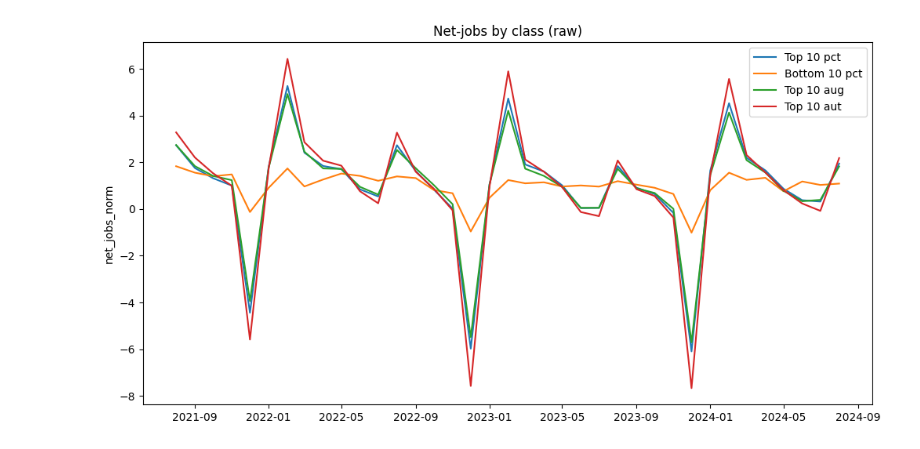
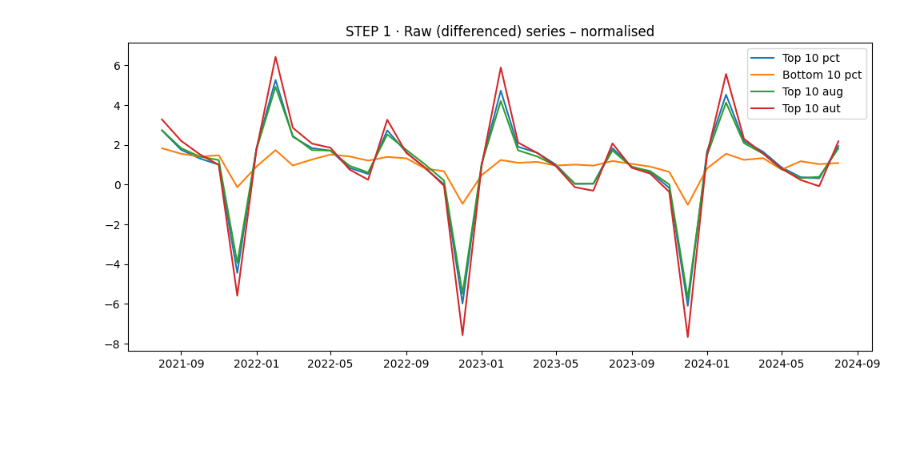
Before and after one commit to vitorgtomaz/caged_onet_anthropic, a Jupyter notebook: analysis.ipynb, the cells around one changed output. Cells and saved outputs as stored; diff of their text form; code cells hidden in the pictures; blank space fills up the shorter version.

Commit message:
Starting to work on the revision

```diff
--- a/analysis.ipynb
+++ b/analysis.ipynb
@@ -8,35 +8,27 @@ from statsmodels.tsa.ar_model import AutoReg
 import statsmodels.api as sm
 # %%
-
-# ---------- parameters --------------------------------------------------
-CLASSES   = ["Top 10 pct", "Bottom 10 pct", "Top 10 aug", "Top 10 aut"]
-PERIOD    = 12                                    # monthly seasonality
-SEASON_T0 = "2021-08-01"                          # STL window start
-SEASON_T1 = "2024-08-31"                          # STL window end
-RAW_COL   = "net_jobs"
-NORM_COL  = "net_jobs_norm"
+CLASSES = ["Top 10 pct", "Bottom 10 pct", "Top 10 aug", "Top 10 aut"]
+SEAS_START, SEAS_END = "2021-08-01", "2024-08-31"
+PERIOD = 12     # monthly data
 # %%
-
-# ---------- load / prepare ---------------------------------------------
-df = pd.read_csv("data/output/time_series.csv")     # your original dataframe
-df = df[df["date"] >= SEASON_T0]                 # keep post-Aug-2021
+# ───── 1. basic plot (raw, already differenced) ─────────────────────────
+df = pd.read_csv("data/output/time_series.csv")
+df = df[df["date"] >= SEAS_START].copy()
 df["date"] = pd.to_datetime(df["date"])
 df.sort_values("date", inplace=True)
-
-# normalise: divide by each class mean
-df[NORM_COL] = df[RAW_COL] / df.groupby("class")[RAW_COL].transform("mean")
 # %%
 
 # ────────────────────────────────────────────────────────────────────────
 # 1. BASIC PLOT  ▸  raw (normalised) series
 # ────────────────────────────────────────────────────────────────────────
-plt.figure(figsize=(12, 6))
-for cls in CLASSES:
-    subset = df[df["class"] == cls]
-    plt.plot(subset["date"], subset[NORM_COL], label=cls)
-plt.title("Net-jobs by class (raw)")
-plt.ylabel(NORM_COL)
+df["net_jobs_norm"] = df["net_jobs"] / df.groupby("class")["net_jobs"].transform("mean")
+
+plt.figure(figsize=(12, 5))
+for c in CLASSES:
+    sub = df[df["class"] == c]
+    plt.plot(sub["date"], sub["net_jobs_norm"], label=c)
+plt.title("STEP 1 · Raw (differenced) series – normalised")
 plt.legend(); plt.show()
 # %% [output]
-[figure, old version]
+[figure, new version]
 # %%
```
Also changed, not shown: parts of 5 cells of this notebook, 2 other files.
